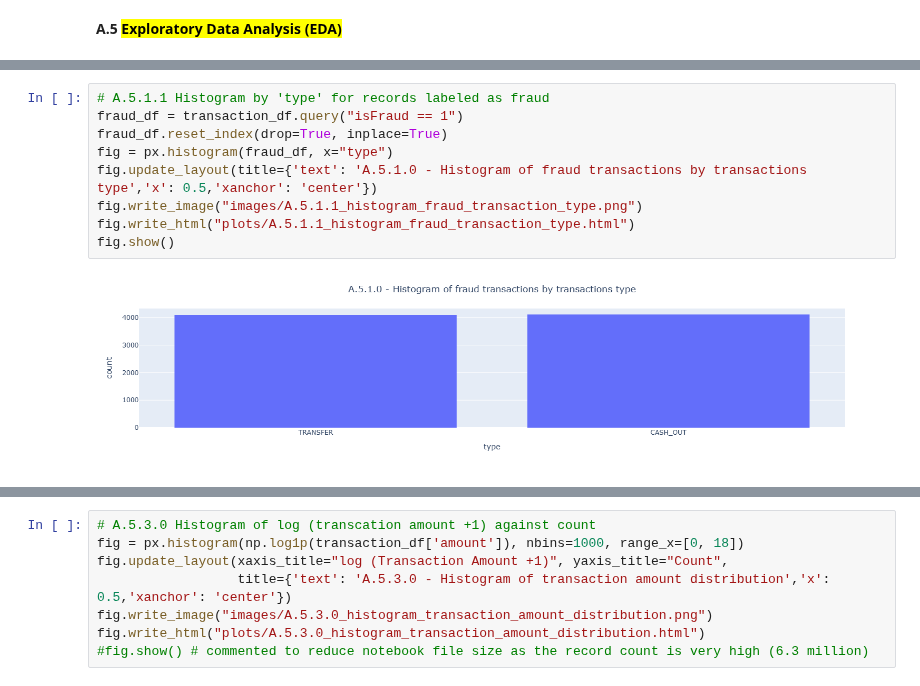
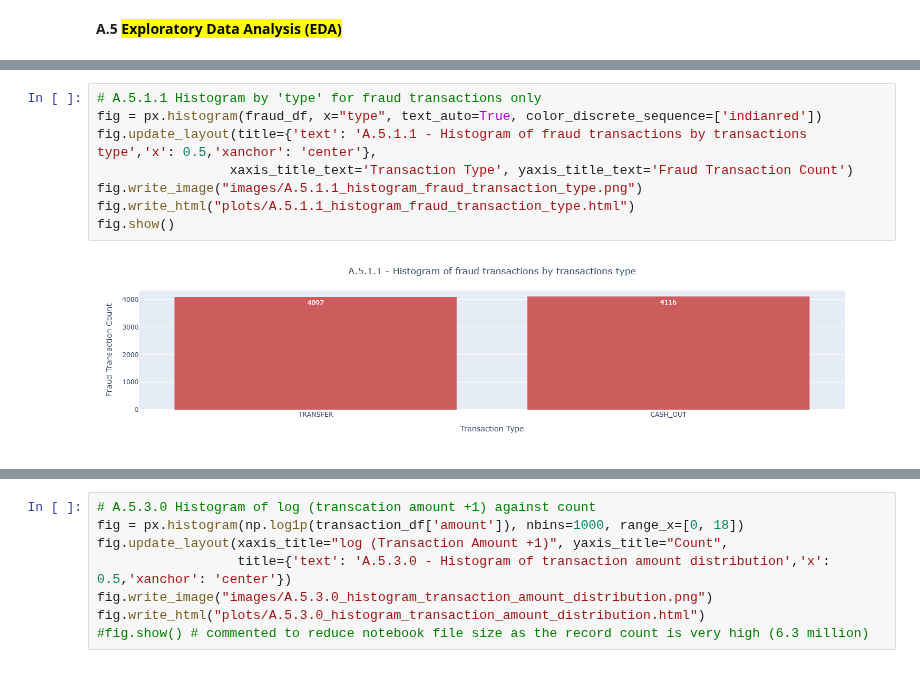
Before and after one commit to amanbhardwaj/fraud-transaction-classifier, a Jupyter notebook: base-classifier.ipynb, the cells around one changed output, grey strips where cells are left out. Saved outputs shown, nothing was run; the diff lists cells and outputs as text.

Commit message:
Updated charts

```diff
--- a/base-classifier.ipynb
+++ b/base-classifier.ipynb
@@ -259,11 +267,10 @@ fig.write_html("plots/A.5.1.0_histogram_transaction_type.html")
 # %%
-# A.5.1.1 Histogram by 'type' for records labeled as fraud
-fraud_df = transaction_df.query("isFraud == 1")
-fraud_df.reset_index(drop=True, inplace=True)
-fig = px.histogram(fraud_df, x="type")
-fig.update_layout(title={'text': 'A.5.1.0 - Histogram of fraud transactions by transactions type','x': 0.5,'xanchor': 'center'})
+# A.5.1.1 Histogram by 'type' for fraud transactions only
+fig = px.histogram(fraud_df, x="type", text_auto=True, color_discrete_sequence=['indianred'])
+fig.update_layout(title={'text': 'A.5.1.1 - Histogram of fraud transactions by transactions type','x': 0.5,'xanchor': 'center'},
+                 xaxis_title_text='Transaction Type', yaxis_title_text='Fraud Transaction Count')
 fig.write_image("images/A.5.1.1_histogram_fraud_transaction_type.png")
 fig.write_html("plots/A.5.1.1_histogram_fraud_transaction_type.html")
 fig.show()
 # %% [output]
-[figure, old version]
+[figure, new version]
```
Also changed, not shown: parts of 10 cells of this notebook, 5 other files.
